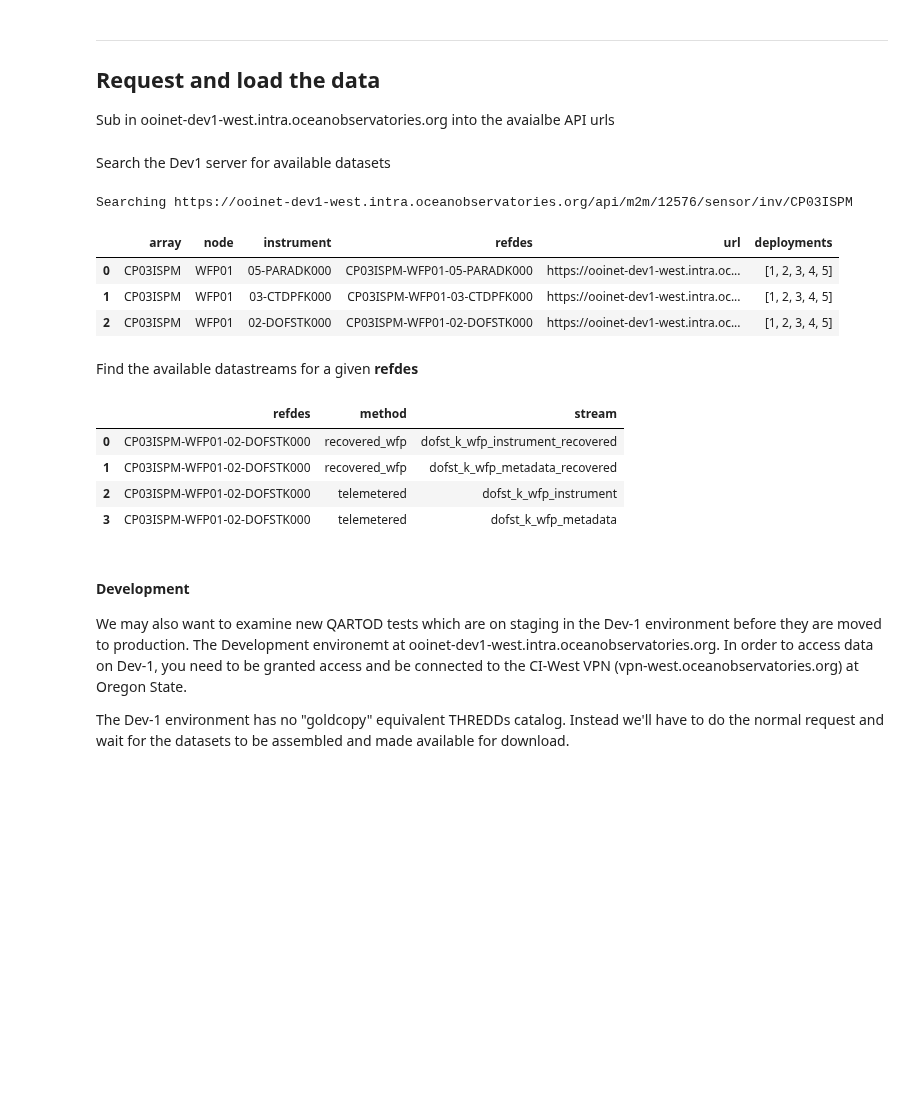
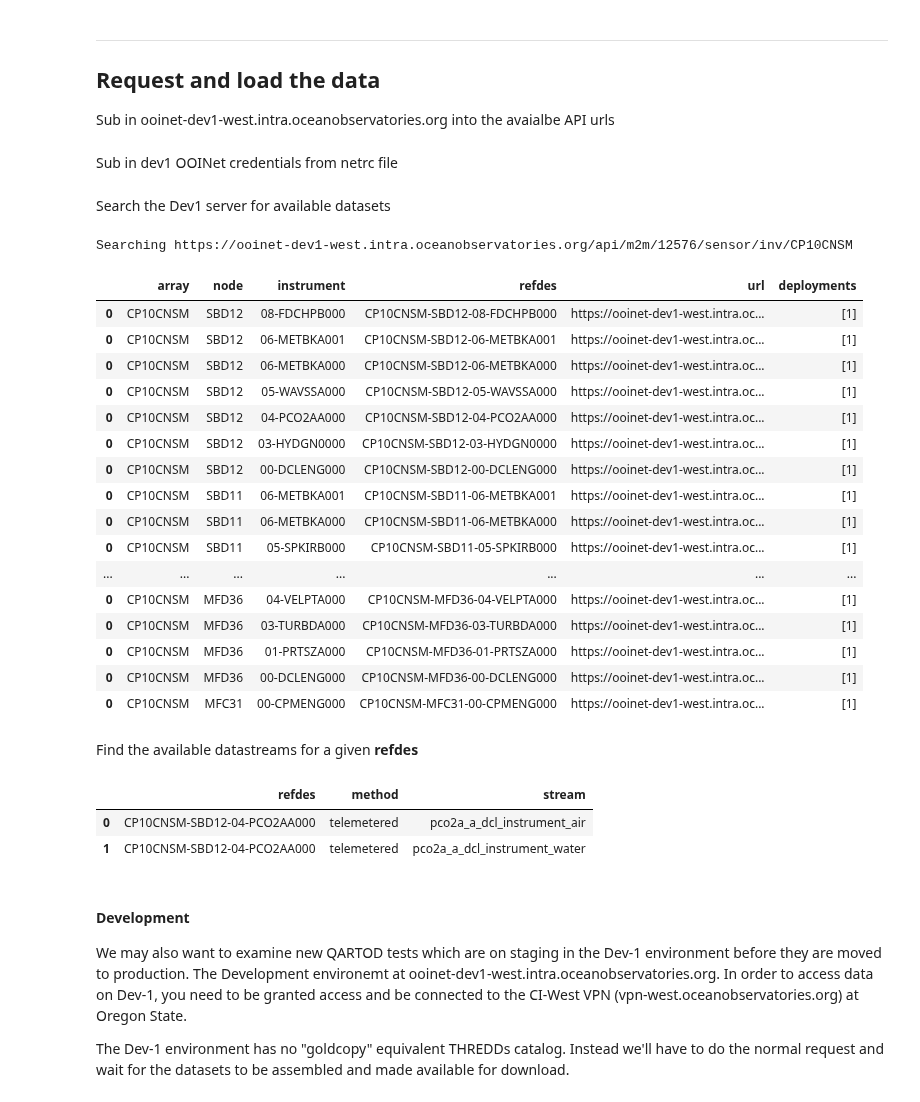
Before and after one commit to cooleyky/QAQC_Sandbox, a Jupyter notebook: QARTOD/Testing/scripts/Dev1_Testing.ipynb, the cells around one changed output. Drawn from its saved outputs; the diff is of its cells as text; code cells hidden in the pictures; blank space fills up the shorter version.

```diff
--- a/QARTOD/Testing/scripts/Dev1_Testing.ipynb
+++ b/QARTOD/Testing/scripts/Dev1_Testing.ipynb
@@ -52,25 +53,49 @@ for key in M2M.URLS:
         M2M.URLS[key] = re.sub("opendap", "opendap-dev1-west.intra", url)
     else:
         M2M.URLS[key] = re.sub("ooinet","ooinet-dev1-west.intra", url)
+# %% [markdown]
+Sub in dev1 OOINet credentials from netrc file
+# %%
+try:
+    nrc = netrc.netrc()
+    M2M.AUTH = nrc.authenticators('ooinet-dev1-west.intra.oceanobservatories.org')
+    M2M.login, M2M.password = M2M.AUTH[0], M2M.AUTH[2]
+    if M2M.AUTH is None:
+        raise RuntimeError(
+            'No entry found for machine ``ooinet-dev1-west.intra.oceanobservatories.org`` in the .netrc file')
+except FileNotFoundError as e:
+    raise OSError(e, os.strerror(e.errno), os.path.expanduser('~'))
 # %% [markdown]
 Search the Dev1 server for available datasets
 # %%
-M2M.search_datasets(array="CP03ISPM")
+ds_df = M2M.search_datasets(array="CP10CNSM")
+ds_df
 # %% [output]
-Searching https://ooinet-dev1-west.intra.oceanobservatories.org/api/m2m/12576/sensor/inv/CP03ISPM
+Searching https://ooinet-dev1-west.intra.oceanobservatories.org/api/m2m/12576/sensor/inv/CP10CNSM
 |  | array | node | instrument | refdes | url | deployments |
-| 0 | CP03ISPM | WFP01 | 05-PARADK000 | CP03ISPM-WFP01-05-PARADK000 | https://ooinet-dev1-west.intra.oc... | [1, 2, 3, 4, 5] |
-| 1 | CP03ISPM | WFP01 | 03-CTDPFK000 | CP03ISPM-WFP01-03-CTDPFK000 | https://ooinet-dev1-west.intra.oc... | [1, 2, 3, 4, 5] |
-| 2 | CP03ISPM | WFP01 | 02-DOFSTK000 | CP03ISPM-WFP01-02-DOFSTK000 | https://ooinet-dev1-west.intra.oc... | [1, 2, 3, 4, 5] |
+| 0 | CP10CNSM | SBD12 | 08-FDCHPB000 | CP10CNSM-SBD12-08-FDCHPB000 | https://ooinet-dev1-west.intra.oc... | [1] |
+| 0 | CP10CNSM | SBD12 | 06-METBKA001 | CP10CNSM-SBD12-06-METBKA001 | https://ooinet-dev1-west.intra.oc... | [1] |
+| 0 | CP10CNSM | SBD12 | 06-METBKA000 | CP10CNSM-SBD12-06-METBKA000 | https://ooinet-dev1-west.intra.oc... | [1] |
+| 0 | CP10CNSM | SBD12 | 05-WAVSSA000 | CP10CNSM-SBD12-05-WAVSSA000 | https://ooinet-dev1-west.intra.oc... | [1] |
+| 0 | CP10CNSM | SBD12 | 04-PCO2AA000 | CP10CNSM-SBD12-04-PCO2AA000 | https://ooinet-dev1-west.intra.oc... | [1] |
+| 0 | CP10CNSM | SBD12 | 03-HYDGN0000 | CP10CNSM-SBD12-03-HYDGN0000 | https://ooinet-dev1-west.intra.oc... | [1] |
+| 0 | CP10CNSM | SBD12 | 00-DCLENG000 | CP10CNSM-SBD12-00-DCLENG000 | https://ooinet-dev1-west.intra.oc... | [1] |
+| 0 | CP10CNSM | SBD11 | 06-METBKA001 | CP10CNSM-SBD11-06-METBKA001 | https://ooinet-dev1-west.intra.oc... | [1] |
+| 0 | CP10CNSM | SBD11 | 06-METBKA000 | CP10CNSM-SBD11-06-METBKA000 | https://ooinet-dev1-west.intra.oc... | [1] |
+| 0 | CP10CNSM | SBD11 | 05-SPKIRB000 | CP10CNSM-SBD11-05-SPKIRB000 | https://ooinet-dev1-west.intra.oc... | [1] |
+| ... | ... | ... | ... | ... | ... | ... |
+| 0 | CP10CNSM | MFD36 | 04-VELPTA000 | CP10CNSM-MFD36-04-VELPTA000 | https://ooinet-dev1-west.intra.oc... | [1] |
+| 0 | CP10CNSM | MFD36 | 03-TURBDA000 | CP10CNSM-MFD36-03-TURBDA000 | https://ooinet-dev1-west.intra.oc... | [1] |
+| 0 | CP10CNSM | MFD36 | 01-PRTSZA000 | CP10CNSM-MFD36-01-PRTSZA000 | https://ooinet-dev1-west.intra.oc... | [1] |
+| 0 | CP10CNSM | MFD36 | 00-DCLENG000 | CP10CNSM-MFD36-00-DCLENG000 | https://ooinet-dev1-west.intra.oc... | [1] |
+| 0 | CP10CNSM | MFC31 | 00-CPMENG000 | CP10CNSM-MFC31-00-CPMENG000 | https://ooinet-dev1-west.intra.oc... | [1] |
 # %% [markdown]
 Find the available datastreams for a given **refdes**
 # %%
-M2M.get_datastreams("CP03ISPM-WFP01-02-DOFSTK000")
+M2M.get_datastreams("CP10CNSM-SBD12-04-PCO2AA000")
 # %% [output]
 |  | refdes | method | stream |
-| 0 | CP03ISPM-WFP01-02-DOFSTK000 | recovered_wfp | dofst_k_wfp_instrument_recovered |
-| 1 | CP03ISPM-WFP01-02-DOFSTK000 | recovered_wfp | dofst_k_wfp_metadata_recovered |
-| 2 | CP03ISPM-WFP01-02-DOFSTK000 | telemetered | dofst_k_wfp_instrument |
-| 3 | CP03ISPM-WFP01-02-DOFSTK000 | telemetered | dofst_k_wfp_metadata |
+| 0 | CP10CNSM-SBD12-04-PCO2AA000 | telemetered | pco2a_a_dcl_instrument_air |
+| 1 | CP10CNSM-SBD12-04-PCO2AA000 | telemetered | pco2a_a_dcl_instrument_water |
 # %%
 # Setup parameters needed to request data
```
Also changed, not shown: parts of 5 cells of this notebook.
